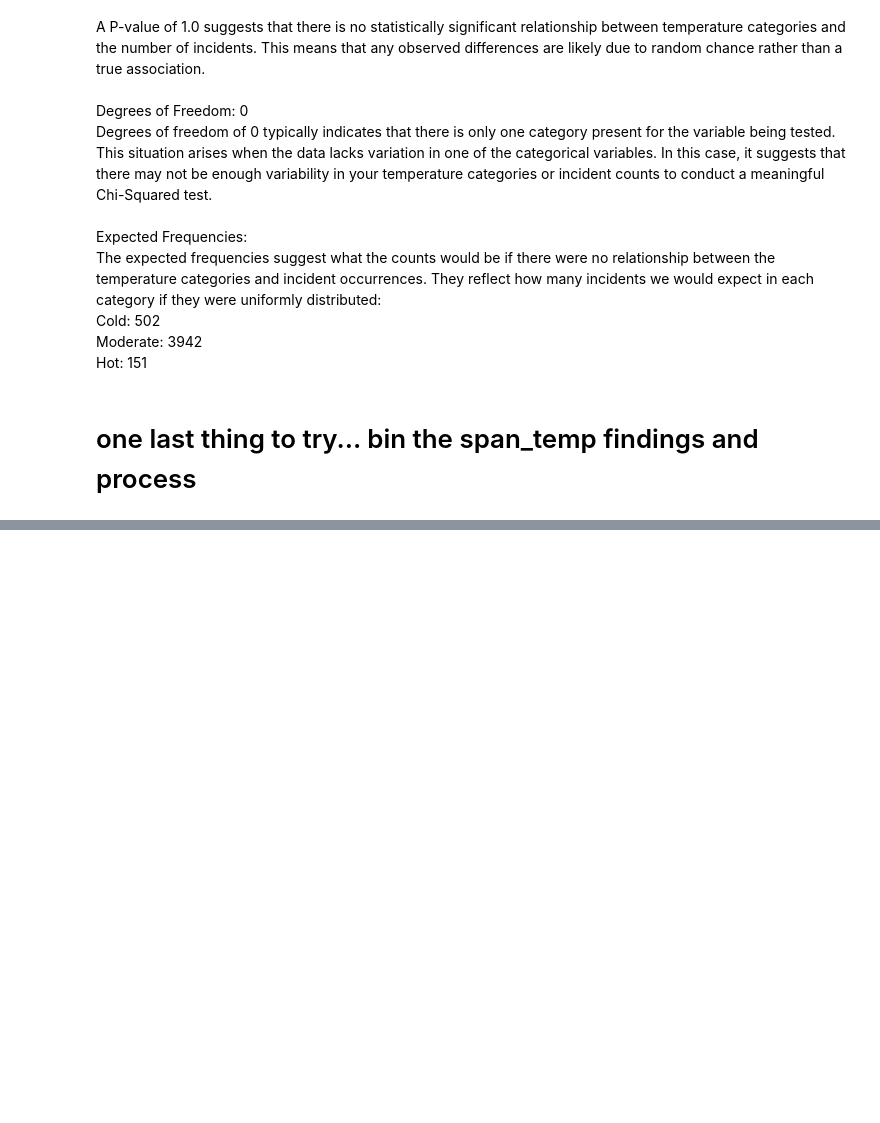
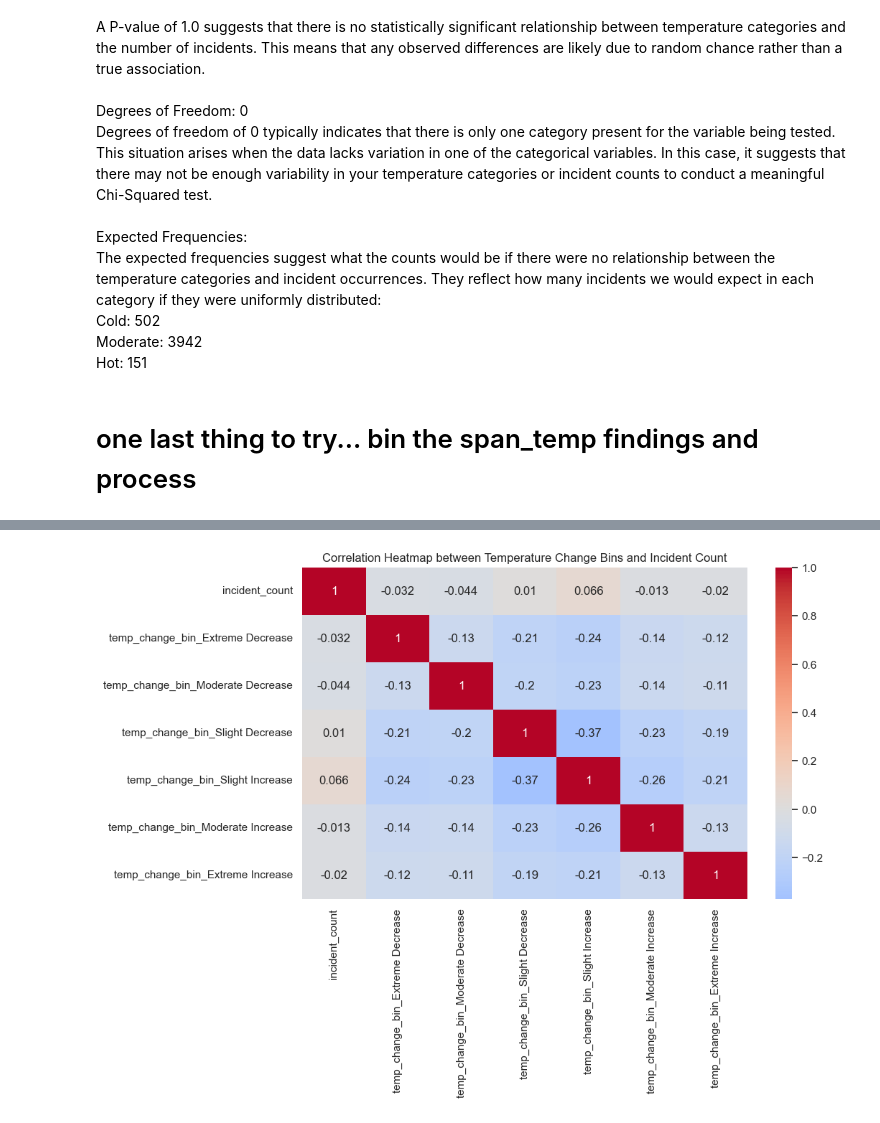
Before and after one commit to NRSchaaf/Railroad_Accidents, a Jupyter notebook: nathans_analysis.ipynb, the cells around one changed output, grey strips where cells are left out. Drawn from its saved outputs; the diff is of its cells as text; code cells hidden in the pictures; blank space fills up the shorter version.

Commit message:
Tried binning the span_temp_changes, to no significant effect.

```diff
--- a/nathans_analysis.ipynb
+++ b/nathans_analysis.ipynb
@@ -361,3 +361,25 @@ Moderate: 3942<br>
 Hot: 151<br>
 # %% [markdown]
 # one last thing to try... bin the span_temp findings and process
+# %%
+from scipy.stats import spearmanr, pearsonr
+
+# Define bins for 'span_temp_change'
+bins = [-40, -10, -5, 0, 5, 10, 40]  # Customize these ranges as needed
+labels = ['Extreme Decrease', 'Moderate Decrease', 'Slight Decrease', 'Slight Increase', 'Moderate Increase', 'Extreme Increase']
+data_set['temp_change_bin'] = pd.cut(data_set['span_temp_change'], bins=bins, labels=labels)
+
+# Aggregate incident count by each bin
+incident_counts_by_bin = data_set.groupby('temp_change_bin')['incident_count'].sum().reset_index()
+
+# Display the incident counts for each temperature change bin
+print(incident_counts_by_bin)
+
+# Correlation analysis
+# Encode the bins as ordinal numbers for correlation analysis
+data_set['temp_change_bin_encoded'] = data_set['temp_change_bin'].cat.codes
+pearson_corr, pearson_p = pearsonr(data_set['temp_change_bin_encoded'], data_set['incident_count'])
+spearman_corr, spearman_p = spearmanr(data_set['temp_change_bin_encoded'], data_set['incident_count'])
+
+print(f"Pearson Correlation: {pearson_corr}, P-value: {pearson_p}")
+print(f"Spearman Correlation: {spearman_corr}, P-value: {spearman_p}")
@@ -363,0 +396,16 @@ Hot: 151<br>
+# %%
+# Correlation Heatmap
+# One-hot encode the temp_change_bin column
+data_onehot = pd.get_dummies(data_set['temp_change_bin'], prefix='temp_change_bin')
+data_for_corr = pd.concat([data_set[['incident_count']], data_onehot], axis=1)
+
+# Compute the correlation matrix
+correlation_matrix = data_for_corr.corr()
+
+# Plot the correlation heatmap
+plt.figure(figsize=(10, 6))
+sns.heatmap(correlation_matrix, annot=True, cmap="coolwarm", center=0)
+plt.title("Correlation Heatmap between Temperature Change Bins and Incident Count")
+plt.show()
+# %% [output]
+[figure, added]
```
Also changed, not shown: parts of 1 cell of this notebook.
